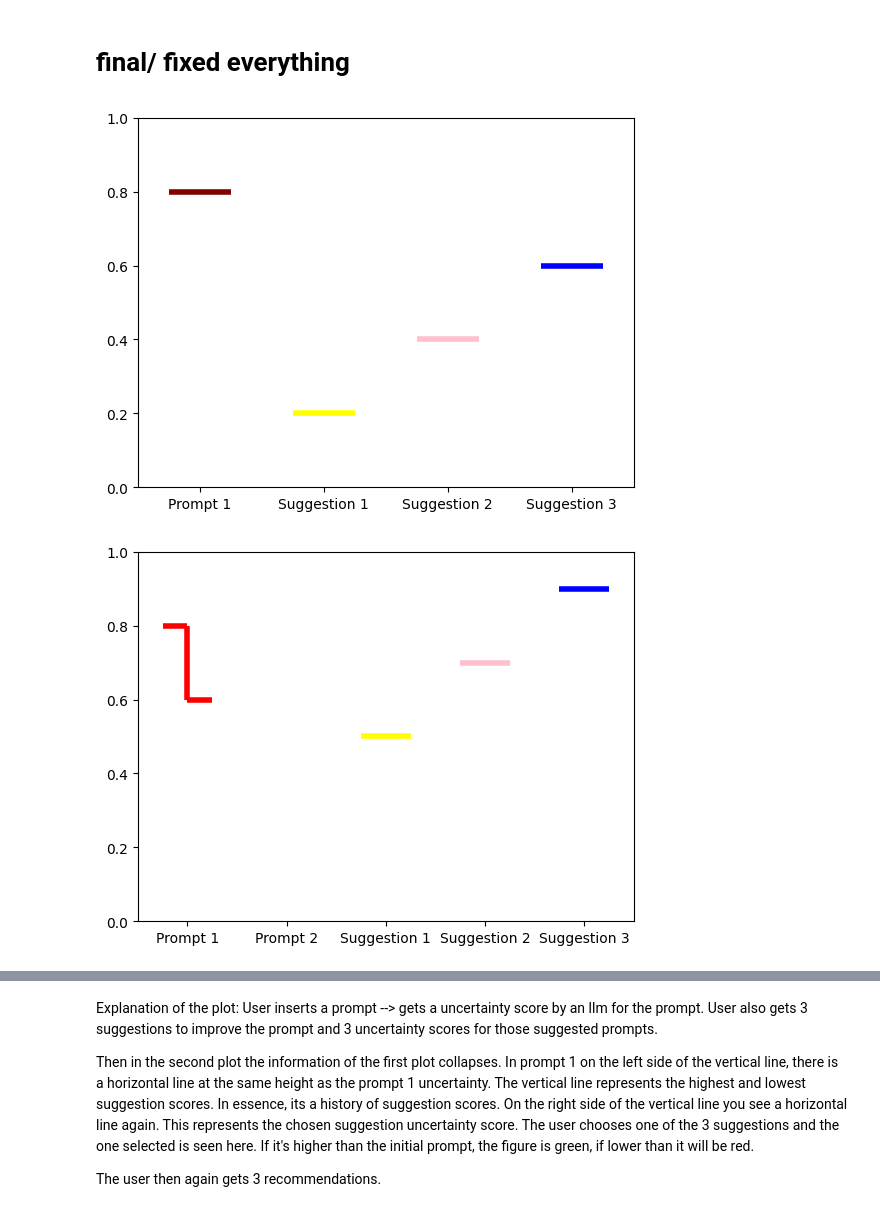
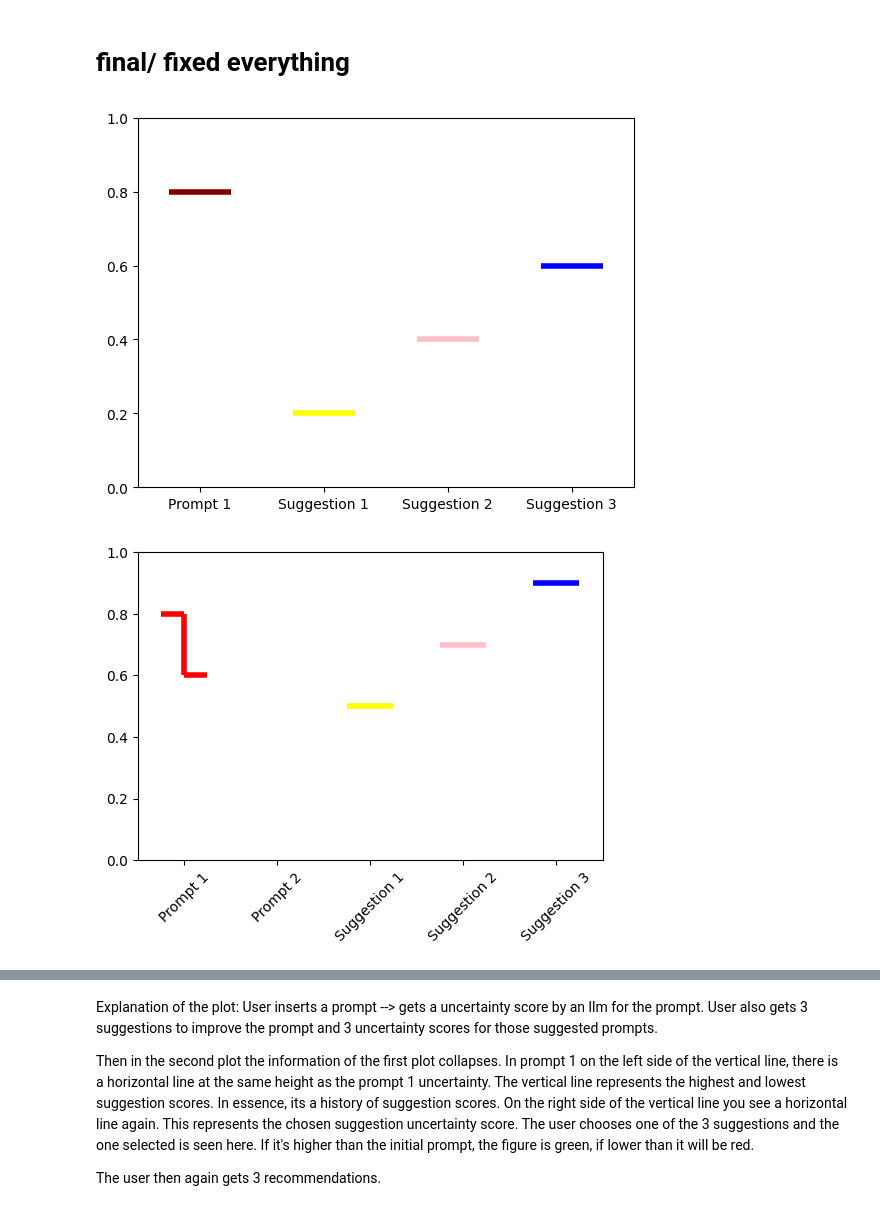
Before and after one commit to valentina98/mma2024, a Jupyter notebook: test.ipynb, the cells around one changed output, grey strips where cells are left out. Saved outputs shown, nothing was run; the diff lists cells and outputs as text; code cells hidden in the pictures.

```diff
--- a/test.ipynb
+++ b/test.ipynb
@@ -915,7 +915,8 @@ class PromptHistoryPlotter:
         ax.hlines(y=selected_suggestion_relevance, xmin=step, xmax=step+0.25, color=color, lw=4)
 
     def plot_intermediate(self, step, suggestions):
-        fig, ax = plt.subplots()
+        # Dynamically adjust figure size
+        fig, ax = plt.subplots(figsize=(max(6, step * 1.5), 4))
 
         # Plot previous prompts history
         for idx, (prev_prompt, _, selected) in enumerate(self.history):
@@ -928,14 +929,15 @@ class PromptHistoryPlotter:
 
         # Update labels and limits
         ax.set_xticks(range(step + 4))
-        ax.set_xticklabels([f'Prompt {i+1}' for i in range(step + 1)] + [f'Suggestion {i}' for i in range(1, 4)])
+        ax.set_xticklabels([f'Prompt {i+1}' for i in range(step + 1)] + [f'Suggestion {i}' for i in range(1, 4)], rotation=45)
         ax.set_xlim(-0.5, step + 3.5)
-        ax.set_ylim(0, 1)  # Ensure the y-axis starts at 0
+        ax.set_ylim(0, 1)
 
         plt.show()
 
     def plot_final(self, step, suggestions, selected_suggestion):
-        fig, ax = plt.subplots()
+        # Dynamically adjust figure size
+        fig, ax = plt.subplots(figsize=(max(6, step * 1.5), 4))
 
         # Plot previous prompts history
         for idx, (prev_prompt, _, selected) in enumerate(self.history):
@@ -944,48 +946,47 @@ class PromptHistoryPlotter:
         # Plot the final collapsed step
         self.plot_collapsed(ax, self.history[-1][0], *suggestions, selected_suggestion, step)
 
-        # Plot new suggestions for current step
+        # Corrected plot new suggestions for current step
         ax.hlines(y=suggestions[0], xmin=step + 0.75, xmax=step + 1.25, color='yellow', lw=4)
         ax.hlines(y=suggestions[1], xmin=step + 1.75, xmax=step + 2.25, color='pink', lw=4)
         ax.hlines(y=suggestions[2], xmin=step + 2.75, xmax=step + 3.25, color='blue', lw=4)
 
         # Update labels and limits
-        ax.set_xticks(range(step + 5))
-        # Corrected line in plot_final method
-        ax.set_xticklabels([f'Prompt {i+1}' for i in range(step + 2)] + [f'Suggestion {i}' for i in range(1, 4)])
-        ax.set_xlim(-0.5, step + 4.5)
-        ax.set_ylim(0, 1)  # Ensure the y-axis starts at 0
+        ax.set_xticks(range(step + 4))
+        ax.set_xticklabels([f'Prompt {i+1}' for i in range(step + 1)] + [f'Suggestion {i}' for i in range(1, 4)], rotation=45)
+        ax.set_xlim(-0.5, step + 3.5)
+        ax.set_ylim(0, 1)
 
         plt.show()
 
     def plot_sequence(self, initial_prompt, initial_suggestions, subsequent_suggestions_and_selections):
         # Plot the initial prompt and suggestions
         self.plot_initial(initial_prompt, *initial_suggestions)
 
         # Update history with the initial prompt and suggestions
         self.history.append((initial_prompt, initial_suggestions, None))
 
         # Iterate over subsequent suggestions and selections
         for step, (suggestions, selected_suggestion) in enumerate(subsequent_suggestions_and_selections, start=1):
             # Use the last selected suggestion as the new prompt
             previous_prompt = self.history[-1][2] if self.history[-1][2] is not None else initial_prompt
             self.history[-1] = (previous_prompt, self.history[-1][1], selected_suggestion)
             self.plot_intermediate(step, suggestions)
             self.history.append((selected_suggestion, suggestions, selected_suggestion))
             self.plot_final(step, suggestions, selected_suggestion)
 
 # Example usage
 plotter = PromptHistoryPlotter()
 
 initial_prompt = 0.8
 initial_suggestions = [0.2, 0.4, 0.6]
 
 subsequent_suggestions_and_selections = [
     ([0.5, 0.7, 0.9], 0.6),
     ([0.65, 0.85, 0.95], 0.9)
 ]
 
 plotter.plot_sequence(initial_prompt, initial_suggestions, subsequent_suggestions_and_selections)
 # %% [output]
 [figure]
-[figure, old version]
+[figure, new version]
```
Also changed, not shown: parts of 2 cells of this notebook.
